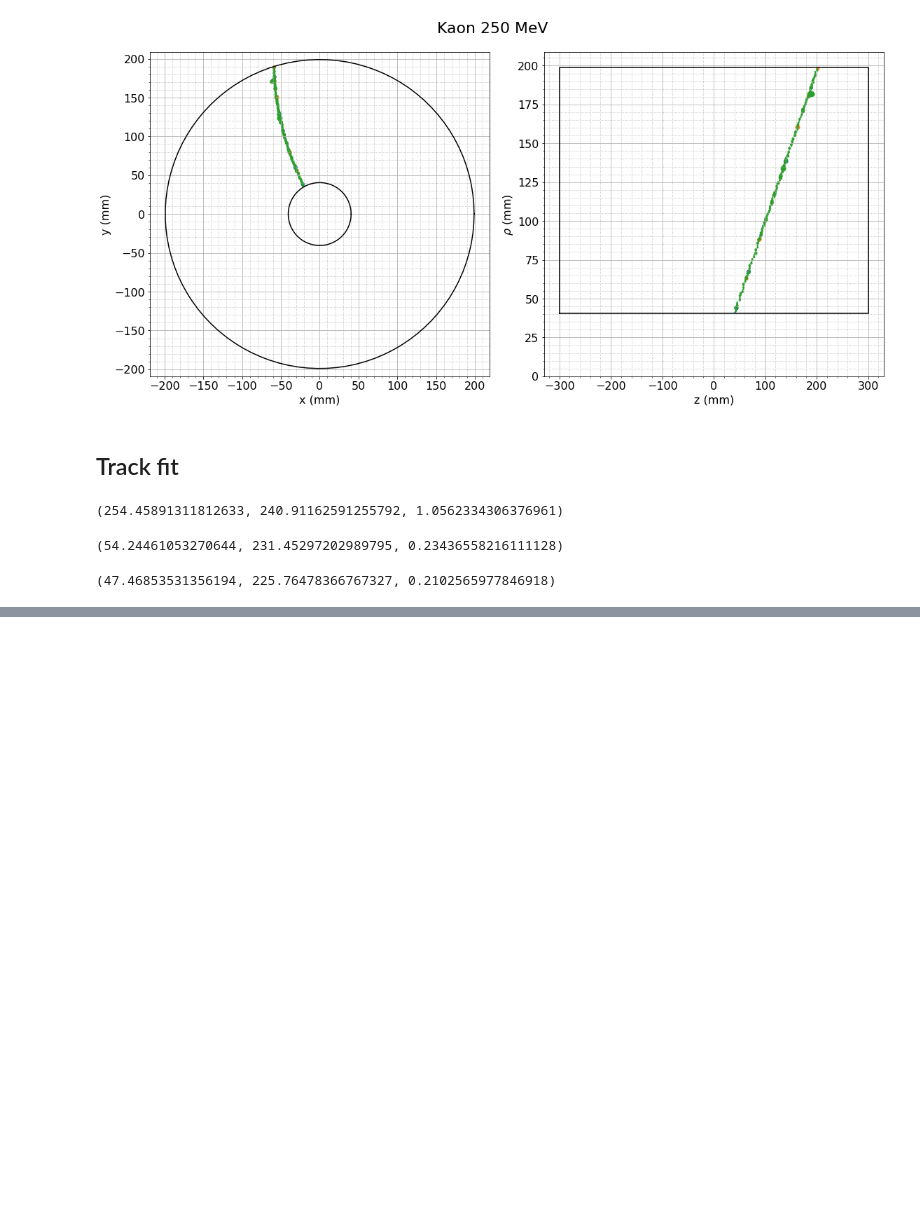
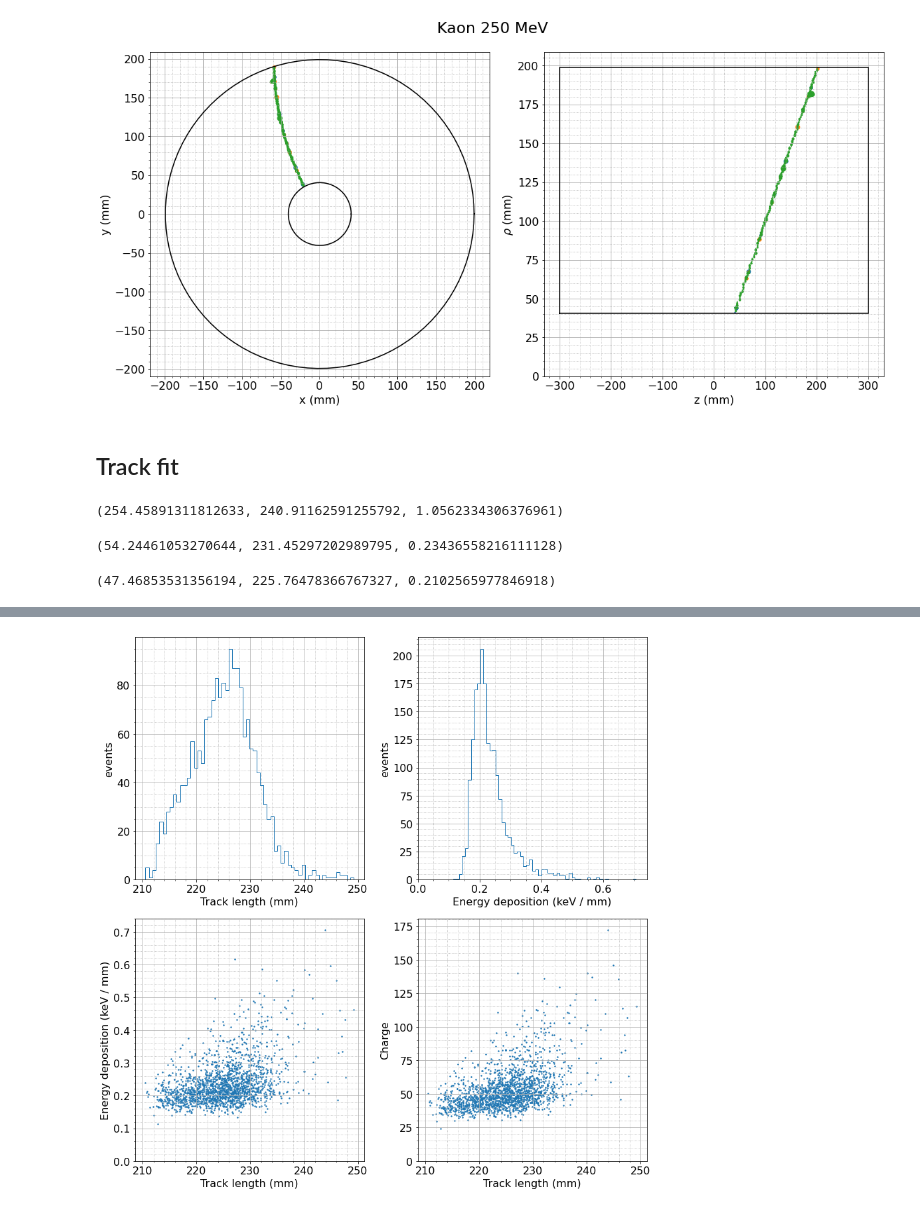
Before and after one commit to VitalyVorobyev/tpcdigi, a Jupyter notebook: Untitled.ipynb, the cells around one changed output, grey strips where cells are left out. Saved outputs shown, nothing was run; the diff lists cells and outputs as text; code cells hidden in the pictures; blank space fills up the shorter version.

```diff
--- a/Untitled.ipynb
+++ b/Untitled.ipynb
@@ -91,0 +119,4 @@ q, l, dEdx
+# %%
+plot_dedx(mul, miv, muc)
+# %% [output]
+[figure, added]
```
Also changed, not shown: parts of 12 cells of this notebook, 1 other file.
